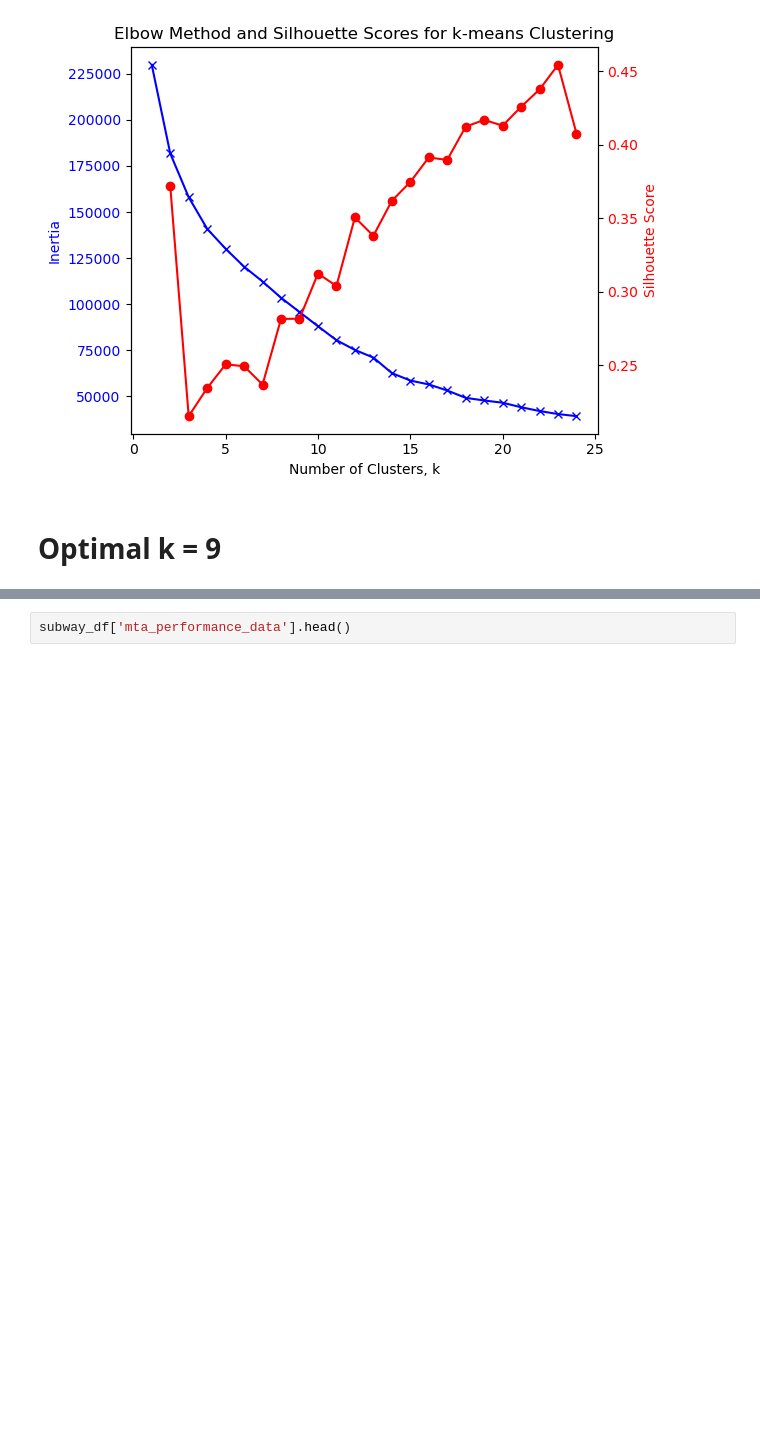
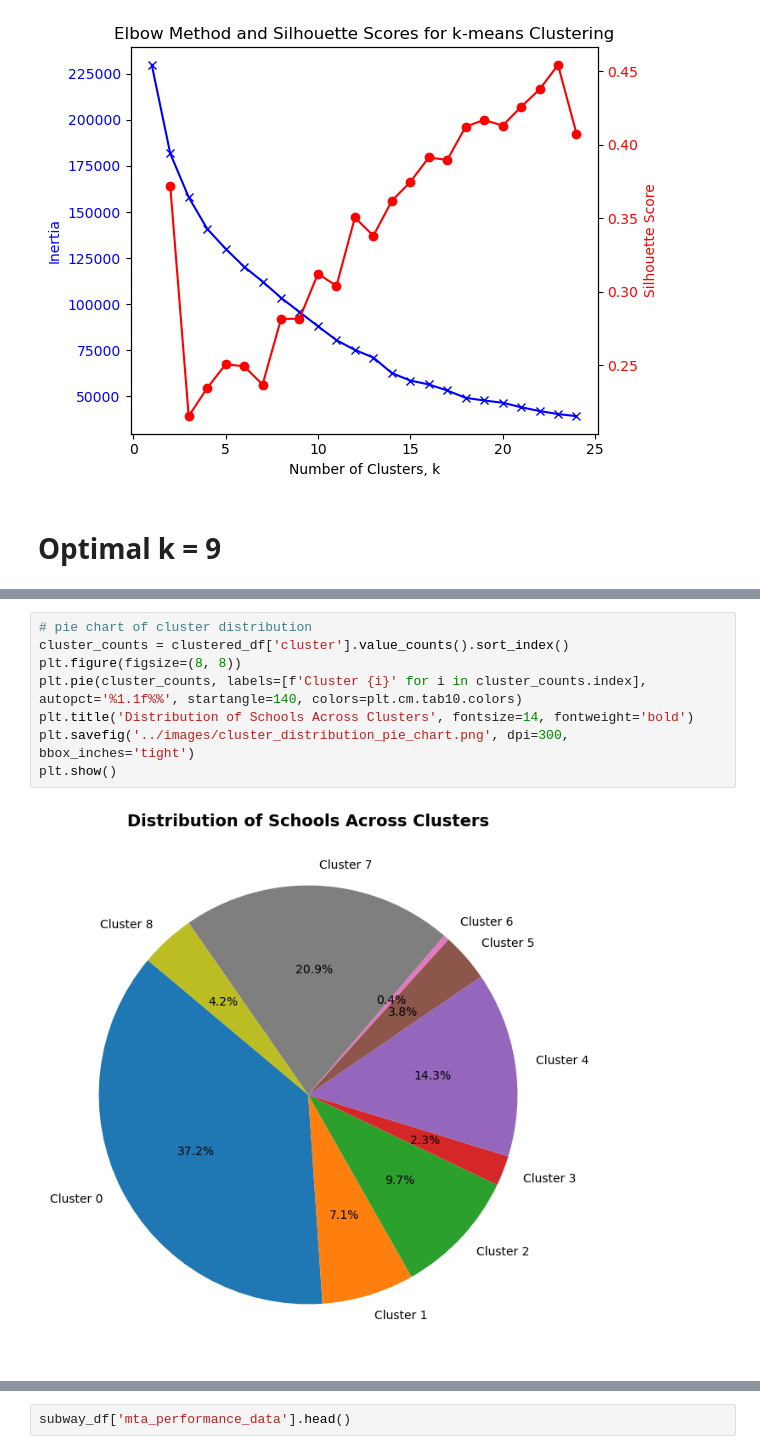
Before and after one commit to tali0n-git/NYC_Public_Schools_Analysis, a Jupyter notebook: ML_Notebooks/k-means-tests.ipynb, the cells around one changed output, grey strips where cells are left out. Saved outputs shown, nothing was run; the diff lists cells and outputs as text; blank space fills up the shorter version.

```diff
--- a/ML_Notebooks/k-means-tests.ipynb
+++ b/ML_Notebooks/k-means-tests.ipynb
@@ -424,3 +424,13 @@ clustered_df.head()
+# %%
+# pie chart of cluster distribution
+cluster_counts = clustered_df['cluster'].value_counts().sort_index()
+plt.figure(figsize=(8, 8))
+plt.pie(cluster_counts, labels=[f'Cluster {i}' for i in cluster_counts.index], autopct='%1.1f%%', startangle=140, colors=plt.cm.tab10.colors)
+plt.title('Distribution of Schools Across Clusters', fontsize=14, fontweight='bold')
+plt.savefig('../images/cluster_distribution_pie_chart.png', dpi=300, bbox_inches='tight')
+plt.show()
+# %% [output]
+[figure, added]
 # %%
 # Separating out the schools by cluster for further analysis
 
```
Also changed, not shown: parts of 9 cells of this notebook, 2 other files.
